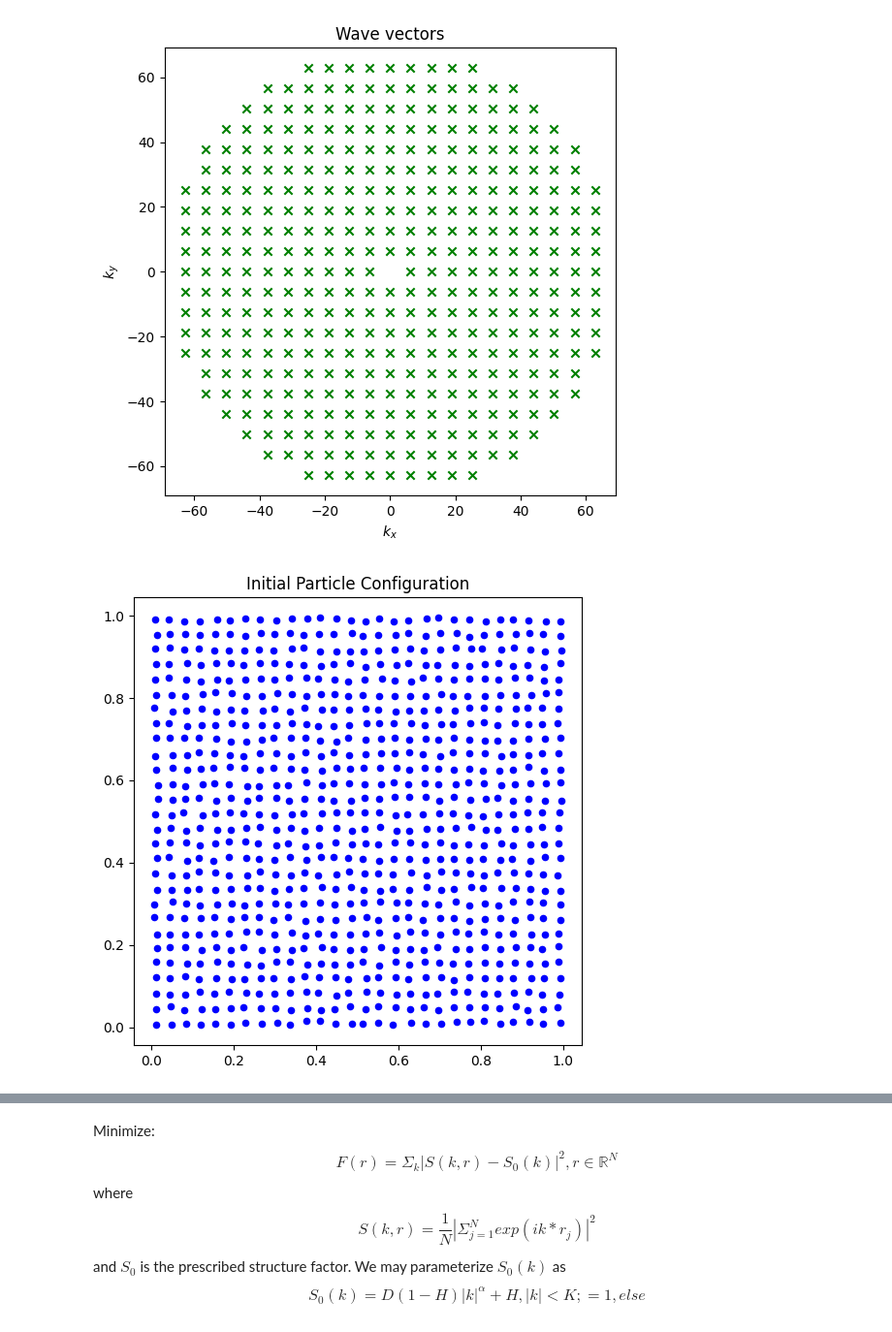
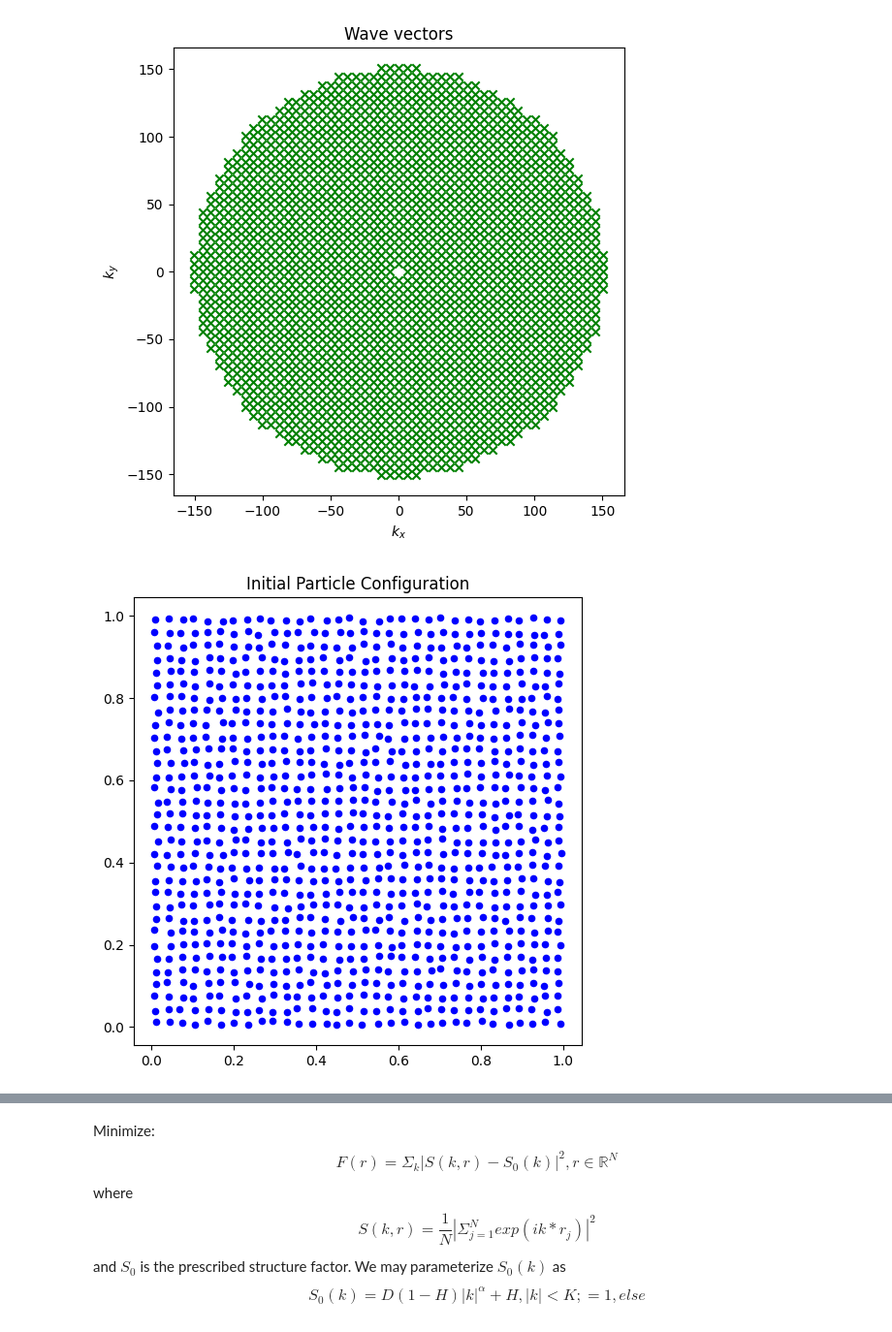
Before and after one commit to EnnoI/modeling_seminarSoSe25, a Jupyter notebook: hu_points.ipynb, the cells around one changed output, grey strips where cells are left out. Shown at 97% size. Saved outputs shown, nothing was run; the diff lists cells and outputs as text; code cells hidden in the pictures.

```diff
--- a/hu_points.ipynb
+++ b/hu_points.ipynb
@@ -191,13 +191,13 @@ np.random.seed(0)  # For reproducibility
 
 # ---== Parameters ==--- #
 
-N = 780
+N = 1000
 M = 100
 
 # Target structure factor parameters
 H = 1e-4
 alpha = 100.
-K_cutoff = 20*np.pi
+K_cutoff = 44*np.pi
 D = np.pow(K_cutoff, -alpha)
 
 r_init = perturbed_point_pattern(N)
@@ -222,32 +222,32 @@ print("Value before optimizing: ", objective_function(r_init.flatten(), k, S0_k)
 
 # ---== Run Optimization ==--- #
 res = minimize(
     fun=objective_function,
     x0=r_init.flatten(),
     jac=gradient_function,
     args=(k, S0_k),
     method="BFGS",
     options={"disp": True, "maxiter": 1000},
     tol=1e-8
 )
 
 # ---== Postprocess ==--- #
 
 r_opt = res.x.reshape(N, 2)  # Final particle positions
 print(res)
 
 # Save point pattern:
 outfile = f"point_patterns/pp.npy"
 np.save(outfile, r_opt)
 with open("point_patterns/parms.csv", 'w') as f:
         f.write("N, M, D, H, K_cutoff, alpha\n")
         f.write(f"{N},{M},{D},{H},{K_cutoff},{alpha}\n")
 print("parameters saved to parms.csv")
 print(f"phi saved to {outfile}")
 
 # Plot after optimization
 plot_particles(r_opt, "Optimized Particle Configuration")
 plot_structure_factor(r_opt, k, K_cutoff, S0_k, "Optimized Structure Factor")
 # %% [output]
-[figure, old version]
+[figure, new version]
-[figure, old version]
+[figure, new version]
```
Also changed, not shown: parts of 1 cell of this notebook, 3 other files.
